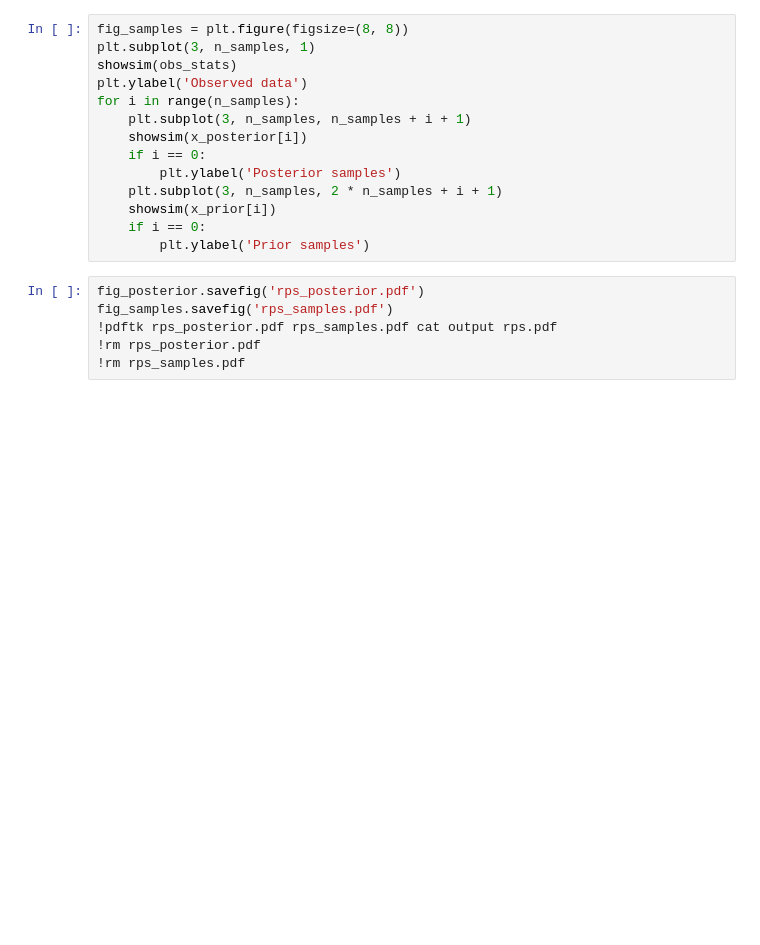
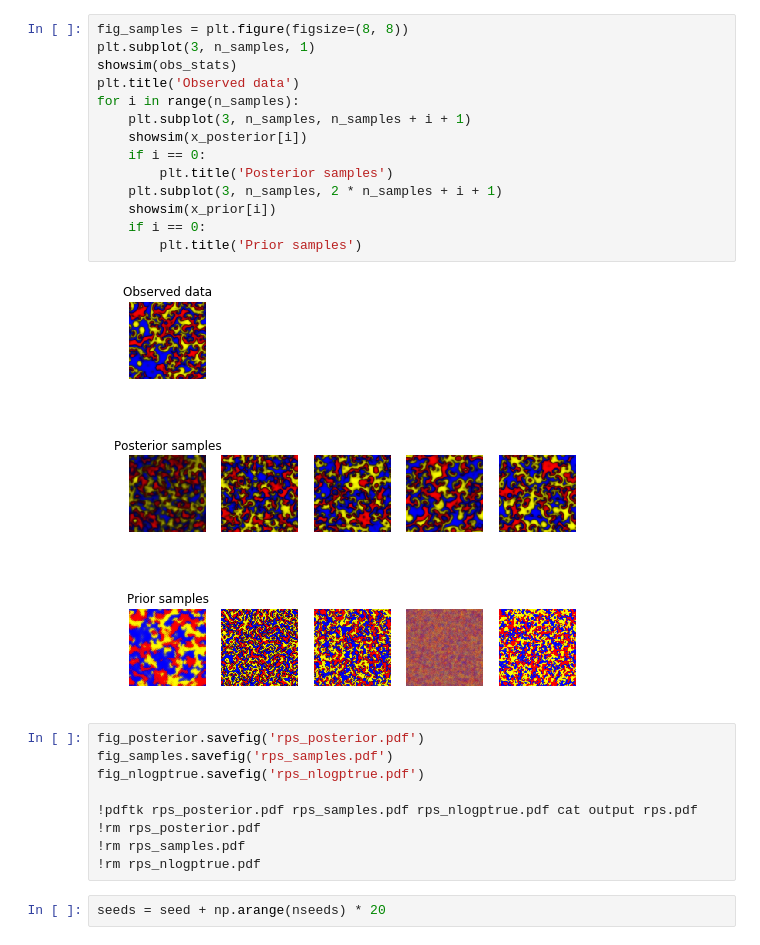
Before and after one commit to mackelab/lfi-experiments, a Jupyter notebook: snpec/rps.ipynb, the cells around one changed output. Cells and saved outputs as stored; diff of their text form; blank space fills up the shorter version.

```diff
--- a/snpec/rps.ipynb
+++ b/snpec/rps.ipynb
@@ -104,20 +189,27 @@ x_posterior = np.stack([y[0]['data'] for y in g.model.gen(posteriors[-1].gen(n_s
 # %%
 fig_samples = plt.figure(figsize=(8, 8))
 plt.subplot(3, n_samples, 1)
 showsim(obs_stats)
-plt.ylabel('Observed data')
+plt.title('Observed data')
 for i in range(n_samples):
     plt.subplot(3, n_samples, n_samples + i + 1)
     showsim(x_posterior[i])
     if i == 0:
-        plt.ylabel('Posterior samples')
+        plt.title('Posterior samples')
     plt.subplot(3, n_samples, 2 * n_samples + i + 1)
     showsim(x_prior[i])
     if i == 0:
-        plt.ylabel('Prior samples')
+        plt.title('Prior samples')
+# %% [output]
+[figure, added]
 # %%
 fig_posterior.savefig('rps_posterior.pdf')
 fig_samples.savefig('rps_samples.pdf')
-!pdftk rps_posterior.pdf rps_samples.pdf cat output rps.pdf
+fig_nlogptrue.savefig('rps_nlogptrue.pdf')
+
+!pdftk rps_posterior.pdf rps_samples.pdf rps_nlogptrue.pdf cat output rps.pdf
 !rm rps_posterior.pdf
 !rm rps_samples.pdf
+!rm rps_nlogptrue.pdf
+# %%
+seeds = seed + np.arange(nseeds) * 20
```
Also changed, not shown: parts of 18 cells of this notebook.
